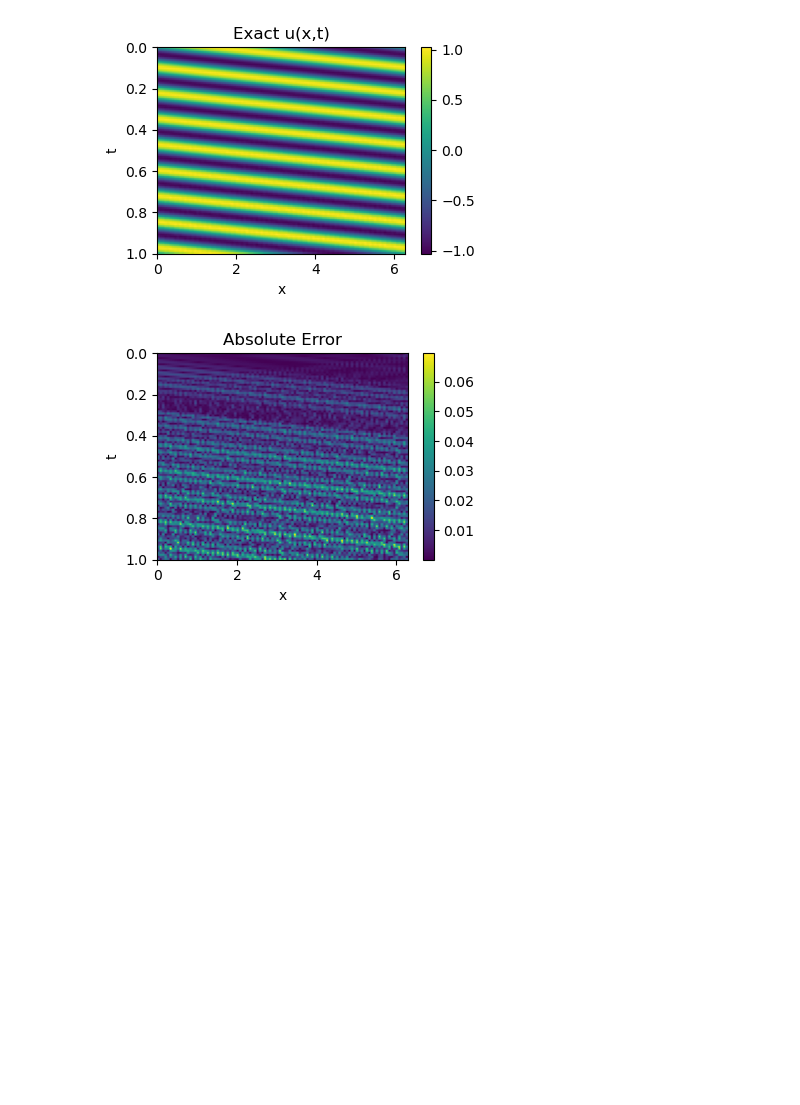
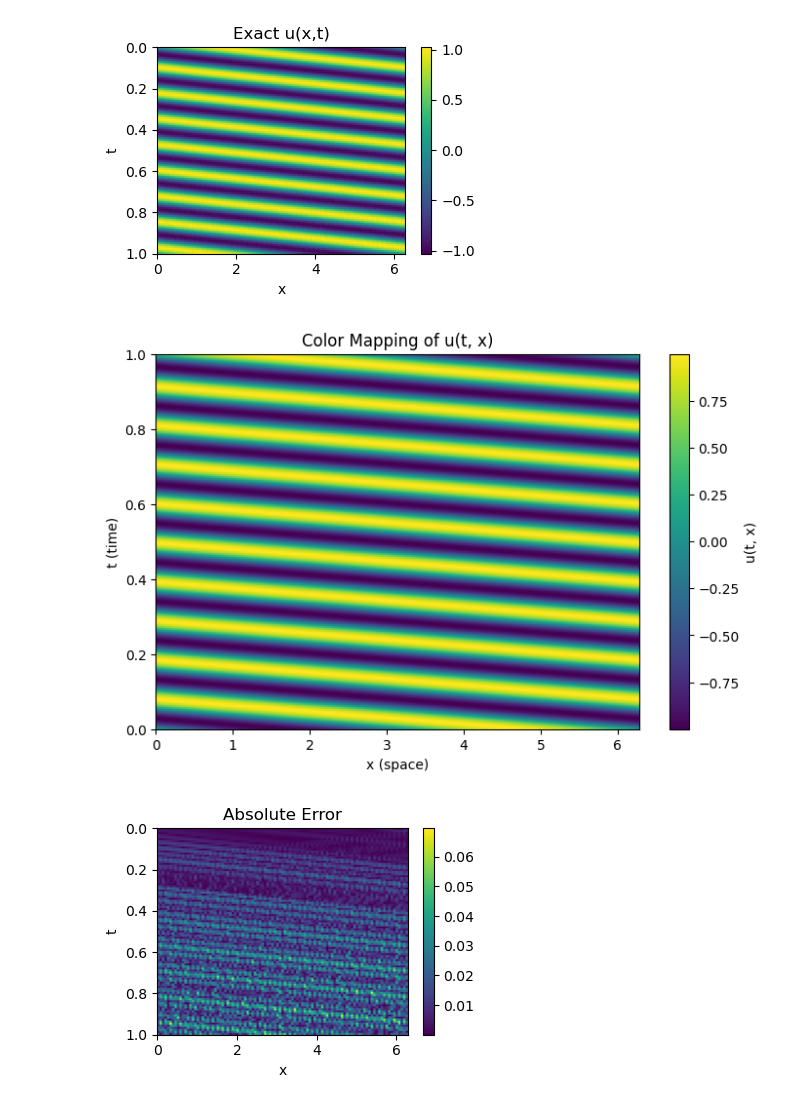
Before and after one commit to almasria/gnn_project, a Jupyter notebook: demo/convection/convection_pinnsformer.ipynb, the cells around one changed output. Cells and saved outputs as stored; diff of their text form; code cells hidden in the pictures; blank space fills up the shorter version.

```diff
--- a/demo/convection/convection_pinnsformer.ipynb
+++ b/demo/convection/convection_pinnsformer.ipynb
@@ -150,6 +150,33 @@ plt.savefig('./convection_exact.png')
 plt.show()
 # %% [output]
 [figure]
+# %%
+import matplotlib.pyplot as plt
+
+t = np.linspace(0, 1, 200)
+x = np.linspace(0, 2*np.pi, 200)
+rho_values=[0.1,1,2,4,6,8,10,20]
+
+T, X = np.meshgrid(t, x, indexing='ij')
+
+def reaction_solution(x, t, rho, u0=0.1):
+    return np.sin(-x-60*t)
+
+u = reaction_solution(X, T,1,1)  # Compute solution for given rho
+
+
+# Plot
+plt.figure(figsize=(8, 5))
+plt.imshow(u, aspect='auto', extent=[x.min(), x.max(), t.min(), t.max()],
+           origin='lower', cmap='viridis')
+
+plt.colorbar(label="u(t, x)")
+plt.xlabel("x (space)")
+plt.ylabel("t (time)")
+plt.title("Color Mapping of u(t, x)")
+plt.show()
+# %% [output]
+[figure, added]
 # %%
 plt.figure(figsize=(4,3))
 plt.imshow(np.abs(pred - u), extent=[0,np.pi*2,1,0], aspect='auto')
```
Also changed, not shown: parts of 1 cell of this notebook, 3 other files.
